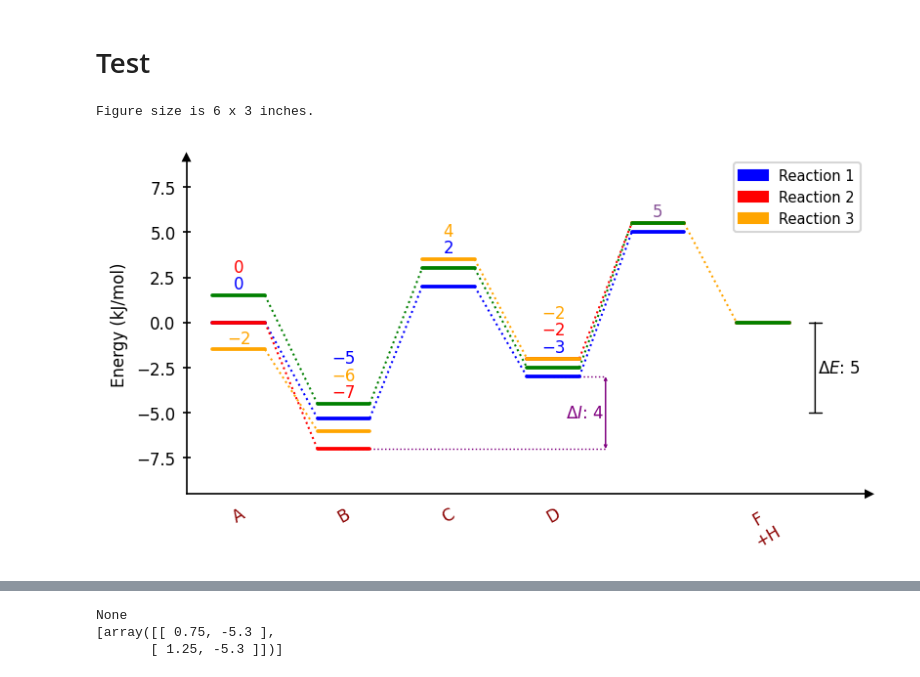
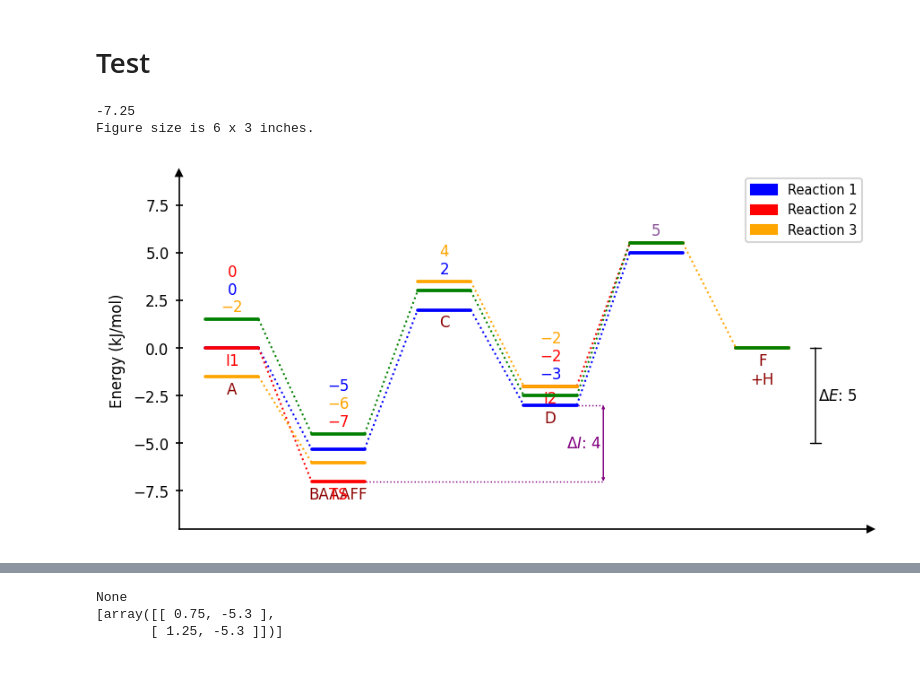
Before and after one commit to Tonner-Zech-Group/chem-diagrams, a Jupyter notebook: examples/test_use.ipynb, the cells around one changed output, grey strips where cells are left out. Saved outputs shown, nothing was run; the diff lists cells and outputs as text; code cells hidden in the pictures.

Commit message:
Overhaul label collision avoidance, add roation for all labels

```diff
--- a/examples/test_use.ipynb
+++ b/examples/test_use.ipynb
@@ -66,36 +66,49 @@ dia1.draw_difference_bar(
     color="purple",
     arrowstyle="<->",
     x_whiskers=(1, 3),
 )
 
 dia1.add_numbers_auto(
     x_min_max=(0,3)
 )
 
 dia1.add_numbers_average(
     x_min_max=4,
     color="#885398"
 )
 
 dia1.legend(
     fontsize=7,
 )
 
 
 dia1.set_xlabels(
-    ["A", "B", "C", "D", "F\n+H"],
+    ["A", "BAAAFF", "C", "D", "F\n+H"],
     labelplaces=[0,1,2,3,5],
     color="darkred",
     weight="normal",
-    rotation=30
+    rotation=0,
+    in_plot=True, # if True, the labels are placed at the y position of the path, otherwise at the x-axis
 )
 
 dia1.set_diagram_style("halfboxed")
 dia1.ax.set_ylabel("Energy (kJ/mol)", fontsize=8)
+
+print(dia1.ax_objects.x_labels["1.0"].get_window_extent().transformed(dia1.ax.transData.inverted()).ymax)
+
+dia1.add_path_labels(
+    "Reaction 2",
+    ["I1", "TS", "I2", None, None],
+
+)
+
+dia1.fig.tight_layout()
+
 dia1.show()
 # %% [output]
+-7.25
 Figure size is 6 x 3 inches.
-[figure, old version]
+[figure, new version]
 # %%
 
 dia1 = EnergyDiagram(
```
Also changed, not shown: parts of 6 cells of this notebook, 26 other files.
